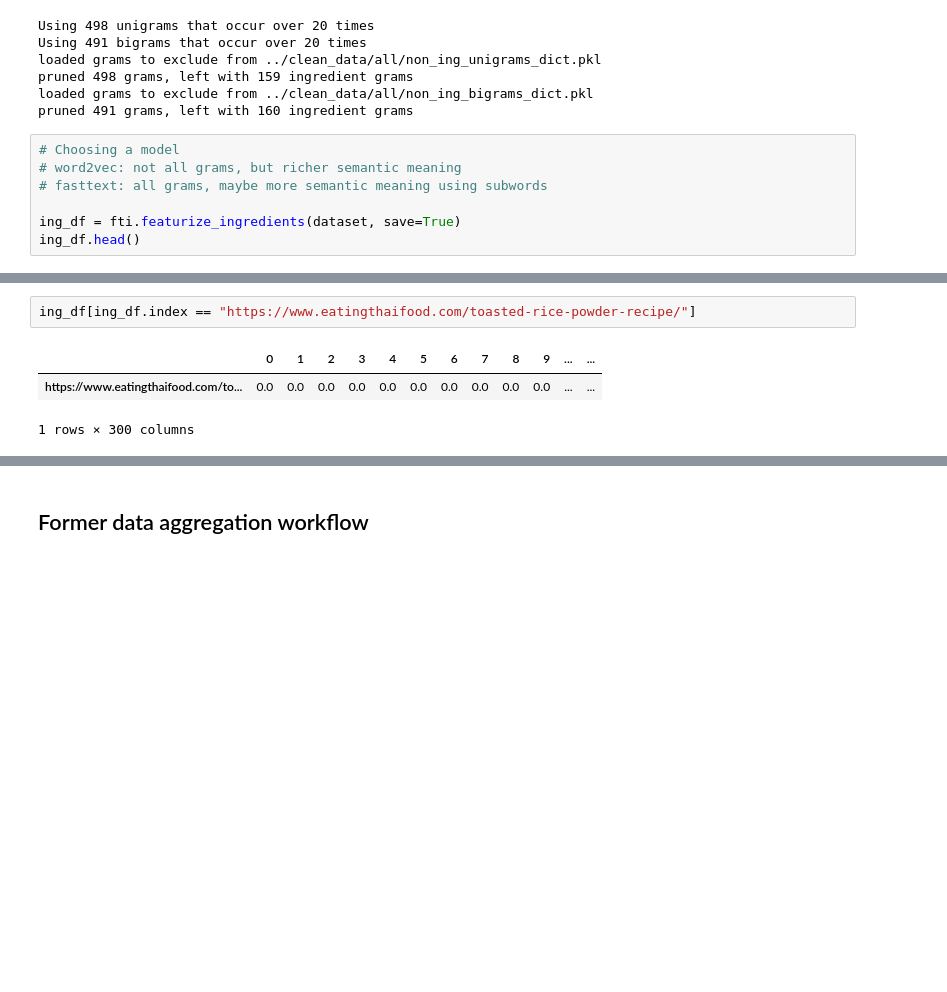
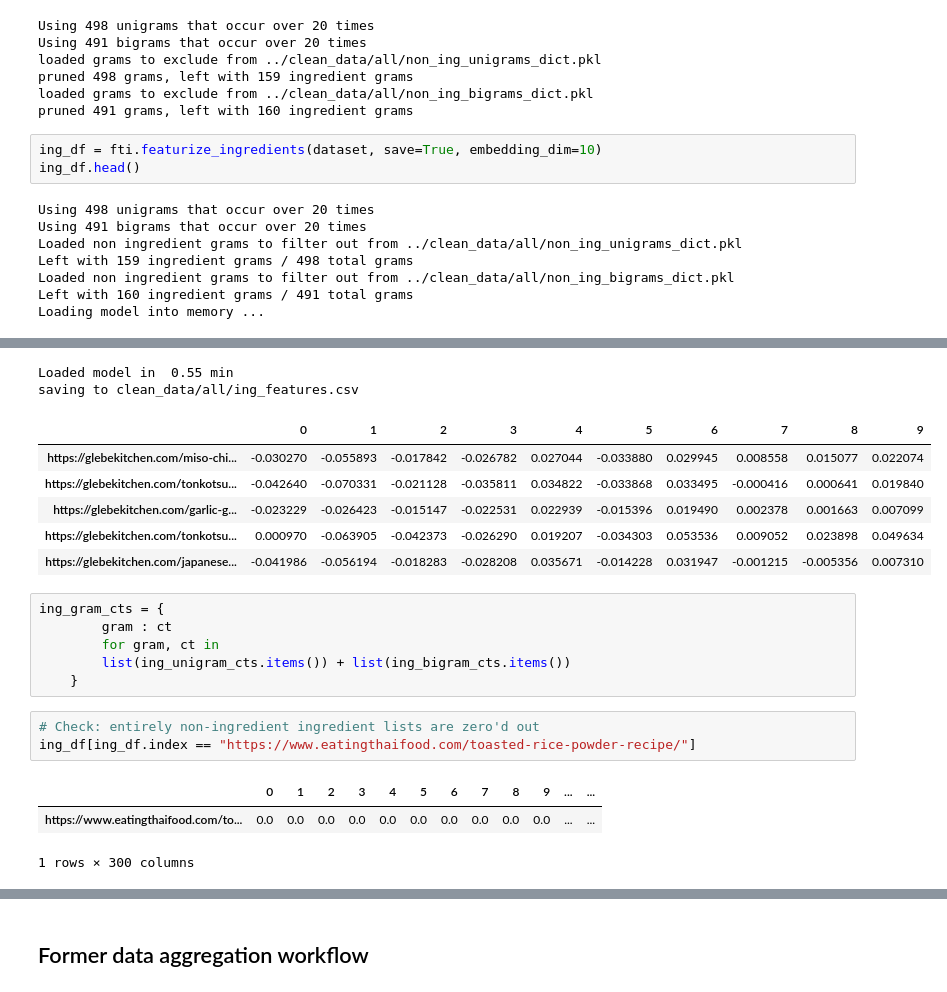
Before and after one commit to justinxu421/recipe_rex, a Jupyter notebook: feature_generation/extract_features_JD.ipynb, the cells around one changed output, grey strips where cells are left out. Saved outputs shown, nothing was run; the diff lists cells and outputs as text; blank space fills up the shorter version.

```diff
--- a/feature_generation/extract_features_JD.ipynb
+++ b/feature_generation/extract_features_JD.ipynb
@@ -100,10 +100,14 @@ loaded grams to exclude from ../clean_data/all/non_ing_unigrams_dict.pkl
 pruned 498 grams, left with 159 ingredient grams
 loaded grams to exclude from ../clean_data/all/non_ing_bigrams_dict.pkl
 pruned 491 grams, left with 160 ingredient grams
-# %%
-# Choosing a model
-# word2vec: not all grams, but richer semantic meaning
-# fasttext: all grams, maybe more semantic meaning using subwords
-
-ing_df = fti.featurize_ingredients(dataset, save=True)
-ing_df.head()
+# %%
+ing_df = fti.featurize_ingredients(dataset, save=True, embedding_dim=10)
+ing_df.head()
+# %% [output]
+Using 498 unigrams that occur over 20 times
+Using 491 bigrams that occur over 20 times
+Loaded non ingredient grams to filter out from ../clean_data/all/non_ing_unigrams_dict.pkl
+Left with 159 ingredient grams / 498 total grams
+Loaded non ingredient grams to filter out from ../clean_data/all/non_ing_bigrams_dict.pkl
+Left with 160 ingredient grams / 491 total grams
+Loading model into memory ...
@@ -110,4 +115,19 @@ ing_df.head()
+Loaded model in  0.55 min
+saving to clean_data/all/ing_features.csv
+|  | 0 | 1 | 2 | 3 | 4 | 5 | 6 | 7 | 8 | 9 |
+| https://glebekitchen.com/miso-chi... | -0.030270 | -0.055893 | -0.017842 | -0.026782 | 0.027044 | -0.033880 | 0.029945 | 0.008558 | 0.015077 | 0.022074 |
+| https://glebekitchen.com/tonkotsu... | -0.042640 | -0.070331 | -0.021128 | -0.035811 | 0.034822 | -0.033868 | 0.033495 | -0.000416 | 0.000641 | 0.019840 |
+| https://glebekitchen.com/garlic-g... | -0.023229 | -0.026423 | -0.015147 | -0.022531 | 0.022939 | -0.015396 | 0.019490 | 0.002378 | 0.001663 | 0.007099 |
+| https://glebekitchen.com/tonkotsu... | 0.000970 | -0.063905 | -0.042373 | -0.026290 | 0.019207 | -0.034303 | 0.053536 | 0.009052 | 0.023898 | 0.049634 |
+| https://glebekitchen.com/japanese... | -0.041986 | -0.056194 | -0.018283 | -0.028208 | 0.035671 | -0.014228 | 0.031947 | -0.001215 | -0.005356 | 0.007310 |
+# %%
+ing_gram_cts = {
+        gram : ct
+        for gram, ct in
+        list(ing_unigram_cts.items()) + list(ing_bigram_cts.items())
+    }
 # %%
+# Check: entirely non-ingredient ingredient lists are zero'd out
 ing_df[ing_df.index == "https://www.eatingthaifood.com/toasted-rice-powder-recipe/"]
 # %% [output]
 |  | 0 | 1 | 2 | 3 | 4 | 5 | 6 | 7 | 8 | 9 | ... | ... |
```
Also changed, not shown: parts of 4 cells of this notebook, 3 other files.
